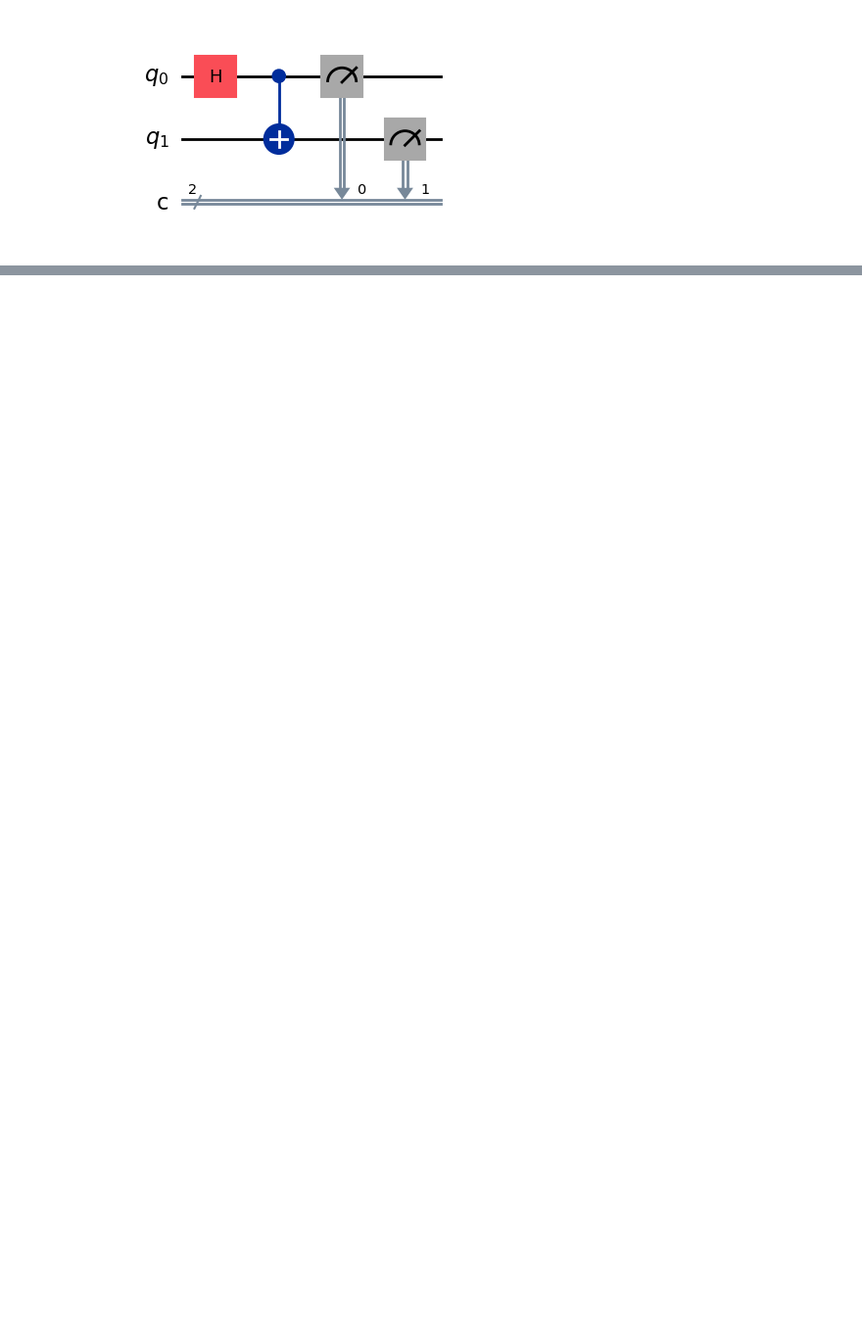
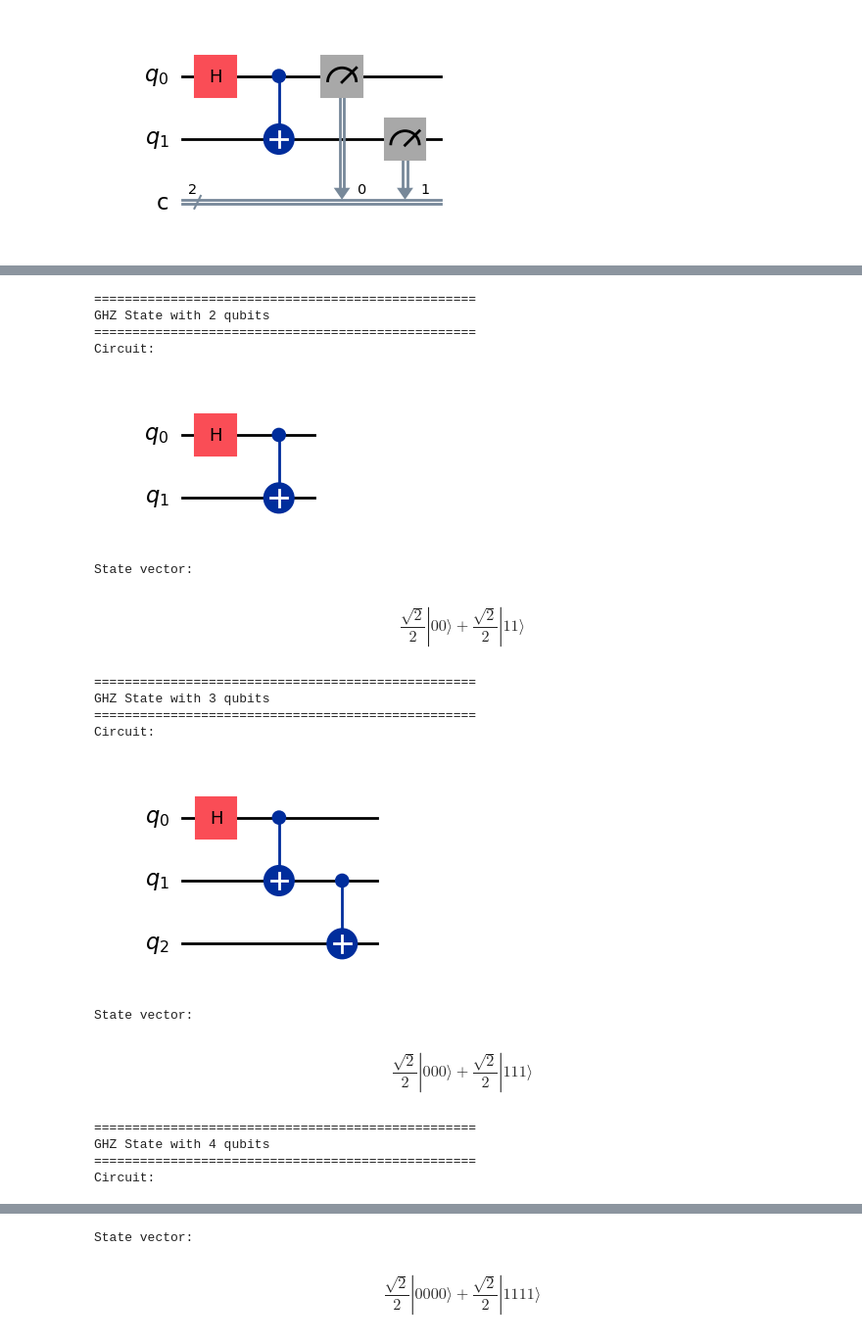
Before and after one commit to hexacrypt/SIT-UofG-QC, a Jupyter notebook: QC-Lab1.ipynb, the cells around one changed output, grey strips where cells are left out. Shown at 98% size. Drawn from its saved outputs; the diff is of its cells as text; code cells hidden in the pictures; blank space fills up the shorter version.

```diff
--- a/QC-Lab1.ipynb
+++ b/QC-Lab1.ipynb
@@ -267,10 +267,83 @@ Bell 4: {'10': 501, '01': 499}
 # %%
 # EXERCISE
 
 # The GHZ state on any number of qubits has the form  1/sqrt(2) ( |00...0> + |11...1> )
 
 # The Bell state 1/sqrt(2) ( |00> + |11> ) is the case for two qubits.
 
 # Write code to construct a circuit that produces a GHZ state for any given number of qubits.
 
 # Try simulating the circuit, with measurements. How many qubits can the simulator handle in a reasonable time?
+
+
+def create_ghz_state(n):
+    """
+    Create a GHZ state for n qubits.
+    GHZ state: 1/sqrt(2) (|00...0> + |11...1>)
+
+    Args:
+        n: number of qubits
+
+    Returns:
+        QuantumCircuit with GHZ state
+    """
+    qc = QuantumCircuit(n)
+
+    # Step 1: Apply H to first qubit
+    qc.h(0)
+
+    # Step 2: Apply CNOT gates in chain
+    # Control is always the previous qubit, target is the next qubit
+    for i in range(n - 1):
+        qc.cx(i, i + 1)
+
+    return qc
+
+
+# Test with different numbers of qubits
+def test_ghz(n):
+    """Test GHZ state creation and display the state vector"""
+    print(f"\n{'='*50}")
+    print(f"GHZ State with {n} qubits")
+    print(f"{'='*50}")
+
+    # Create circuit
+    qc = create_ghz_state(n)
+
+    # Draw circuit
+    print("Circuit:")
+    display(qc.draw("mpl"))
+
+    # Calculate state vector (only for small n)
+    if n <= 5:  # State vector gets too big for large n
+        state = Statevector.from_int(0, 2**n)
+        state = state.evolve(qc)
+        print("\nState vector:")
+        display(state.draw("latex"))
+    else:
+        print("\nState vector too large to display")
+
+
+# Test with 2, 3, 4 qubits
+test_ghz(2)  # This is the Bell state
+test_ghz(3)  # 3-qubit GHZ from your lecture
+test_ghz(4)  # 4-qubit GHZ
+# %% [output]
+==================================================
+GHZ State with 2 qubits
+==================================================
+Circuit:
+[figure, added]
+State vector:
+$$\frac{\sqrt{2}}{2} |00\rangle+\frac{\sqrt{2}}{2} |11\rangle$$
+==================================================
+GHZ State with 3 qubits
+==================================================
+Circuit:
+[figure, added]
+State vector:
+$$\frac{\sqrt{2}}{2} |000\rangle+\frac{\sqrt{2}}{2} |111\rangle$$
+==================================================
+GHZ State with 4 qubits
+==================================================
+Circuit:
@@ -276,0 +351,2 @@ Bell 4: {'10': 501, '01': 499}
+State vector:
+$$\frac{\sqrt{2}}{2} |0000\rangle+\frac{\sqrt{2}}{2} |1111\rangle$$
```
Also changed, not shown: parts of 7 cells of this notebook.
